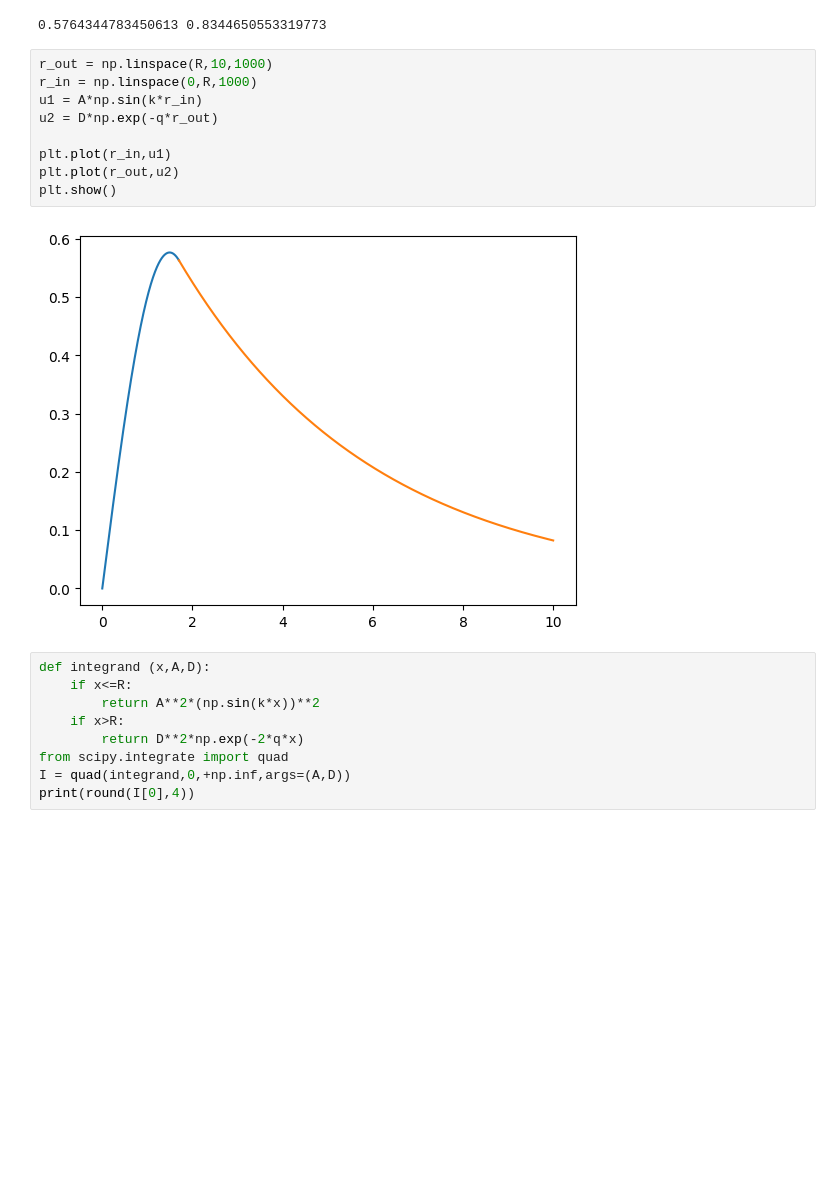
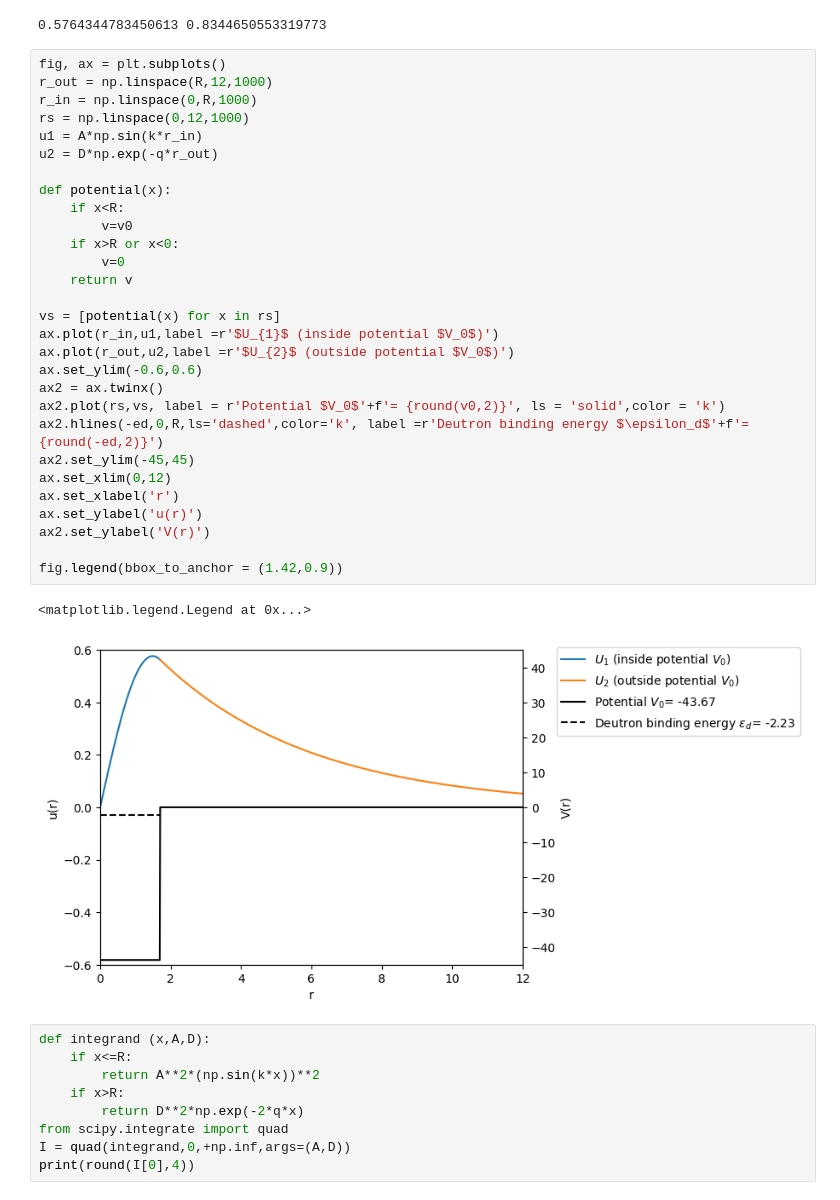
Before and after one commit to mariaheisel99/Studies, a Jupyter notebook: Nuclear_II/exercises.ipynb, the cells around one changed output. Cells and saved outputs as stored; diff of their text form; blank space fills up the shorter version.

```diff
--- a/Nuclear_II/exercises.ipynb
+++ b/Nuclear_II/exercises.ipynb
@@ -340,17 +342,38 @@ A, D = fsolve(eqs, (1,1))
 print(A,D)
 # %% [output]
 0.5764344783450613 0.8344650553319773
-# %%
-r_out = np.linspace(R,10,1000)
-r_in = np.linspace(0,R,1000)
-u1 = A*np.sin(k*r_in)
-u2 = D*np.exp(-q*r_out)
-
-plt.plot(r_in,u1)
-plt.plot(r_out,u2)
-plt.show()
-# %% [output]
-[figure, removed]
+# %%
+fig, ax = plt.subplots()
+r_out = np.linspace(R,12,1000)
+r_in = np.linspace(0,R,1000)
+rs = np.linspace(0,12,1000)
+u1 = A*np.sin(k*r_in)
+u2 = D*np.exp(-q*r_out)
+
+def potential(x):
+    if x<R:
+        v=v0
+    if x>R or x<0:
+        v=0
+    return v
+
+vs = [potential(x) for x in rs]
+ax.plot(r_in,u1,label =r'$U_{1}$ (inside potential $V_0$)')
+ax.plot(r_out,u2,label =r'$U_{2}$ (outside potential $V_0$)')
+ax.set_ylim(-0.6,0.6)
+ax2 = ax.twinx()
+ax2.plot(rs,vs, label = r'Potential $V_0$'+f'= {round(v0,2)}', ls = 'solid',color = 'k')
+ax2.hlines(-ed,0,R,ls='dashed',color='k', label =r'Deutron binding energy $\epsilon_d$'+f'= {round(-ed,2)}')
+ax2.set_ylim(-45,45)
+ax.set_xlim(0,12)
+ax.set_xlabel('r')
+ax.set_ylabel('u(r)')
+ax2.set_ylabel('V(r)')
+
+fig.legend(bbox_to_anchor = (1.42,0.9))
+# %% [output]
+<matplotlib.legend.Legend at 0x...>
+[figure, added]
 # %%
 def integrand (x,A,D):
     if x<=R:
```
Also changed, not shown: parts of 10 cells of this notebook.
